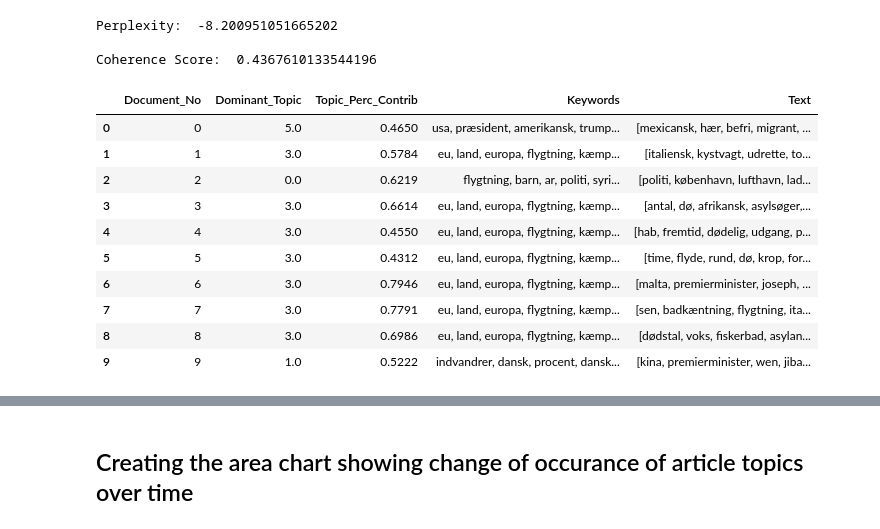
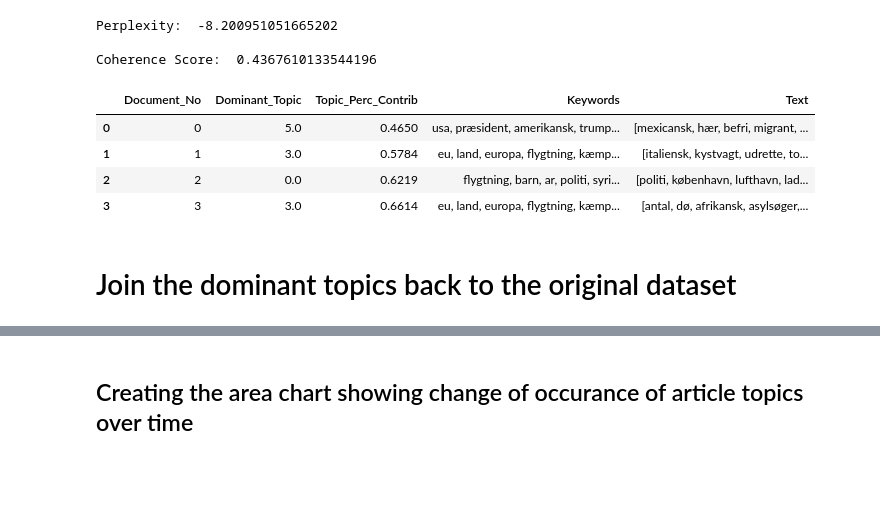
Before and after one commit to OliviaRW/group23, a Jupyter notebook: Exam/Migration/LDA-model (MAIN).ipynb, the cells around one changed output, grey strips where cells are left out. Drawn from its saved outputs; the diff is of its cells as text; code cells hidden in the pictures; blank space fills up the shorter version.

```diff
--- a/Exam/Migration/LDA-model (MAIN).ipynb
+++ b/Exam/Migration/LDA-model (MAIN).ipynb
@@ -180,37 +183,33 @@ def format_topics_sentences(ldamodel=lda_model, corpus=corpus, texts=data_words)
         row = sorted(row, key=lambda x: (x[1]), reverse=True)
         # Get the Dominant topic, Perc Contribution and Keywords for each document
         for j, (topic_num, prop_topic) in enumerate(row):
             if j == 0:  # => dominant topic
                 wp = ldamodel.show_topic(topic_num)
                 topic_keywords = ", ".join([word for word, prop in wp])
                 sent_topics_df = sent_topics_df.append(pd.Series([int(topic_num), round(prop_topic,4), topic_keywords]), ignore_index=True)
             else:
                 break
     sent_topics_df.columns = ['Dominant_Topic', 'Perc_Contribution', 'Topic_Keywords']
 
     # Add original text to the end of the output
     contents = pd.Series(texts)
     sent_topics_df = pd.concat([sent_topics_df, contents], axis=1)
     return(sent_topics_df)
 
 
 df_topic_sents_keywords = format_topics_sentences(ldamodel=lda_model, corpus=corpus, texts=data_words)
 
 # Format
 df_dominant_topic = df_topic_sents_keywords.reset_index()
 df_dominant_topic.columns = ['Document_No', 'Dominant_Topic', 'Topic_Perc_Contrib', 'Keywords', 'Text']
 
 # Show
-df_dominant_topic.head(10)
+df_dominant_topic.head(4)
 # %% [output]
 |  | Document_No | Dominant_Topic | Topic_Perc_Contrib | Keywords | Text |
 | 0 | 0 | 5.0 | 0.4650 | usa, præsident, amerikansk, trump... | [mexicansk, hær, befri, migrant, ... |
 | 1 | 1 | 3.0 | 0.5784 | eu, land, europa, flygtning, kæmp... | [italiensk, kystvagt, udrette, to... |
 | 2 | 2 | 0.0 | 0.6219 | flygtning, barn, ar, politi, syri... | [politi, københavn, lufthavn, lad... |
 | 3 | 3 | 3.0 | 0.6614 | eu, land, europa, flygtning, kæmp... | [antal, dø, afrikansk, asylsøger,... |
-| 4 | 4 | 3.0 | 0.4550 | eu, land, europa, flygtning, kæmp... | [hab, fremtid, dødelig, udgang, p... |
-| 5 | 5 | 3.0 | 0.4312 | eu, land, europa, flygtning, kæmp... | [time, flyde, rund, dø, krop, for... |
-| 6 | 6 | 3.0 | 0.7946 | eu, land, europa, flygtning, kæmp... | [malta, premierminister, joseph, ... |
-| 7 | 7 | 3.0 | 0.7791 | eu, land, europa, flygtning, kæmp... | [sen, badkæntning, flygtning, ita... |
-| 8 | 8 | 3.0 | 0.6986 | eu, land, europa, flygtning, kæmp... | [dødstal, voks, fiskerbad, asylan... |
-| 9 | 9 | 1.0 | 0.5222 | indvandrer, dansk, procent, dansk... | [kina, premierminister, wen, jiba... |
+# %% [markdown]
+#  Join the dominant topics back to the original dataset
```
Also changed, not shown: parts of 12 cells of this notebook.
